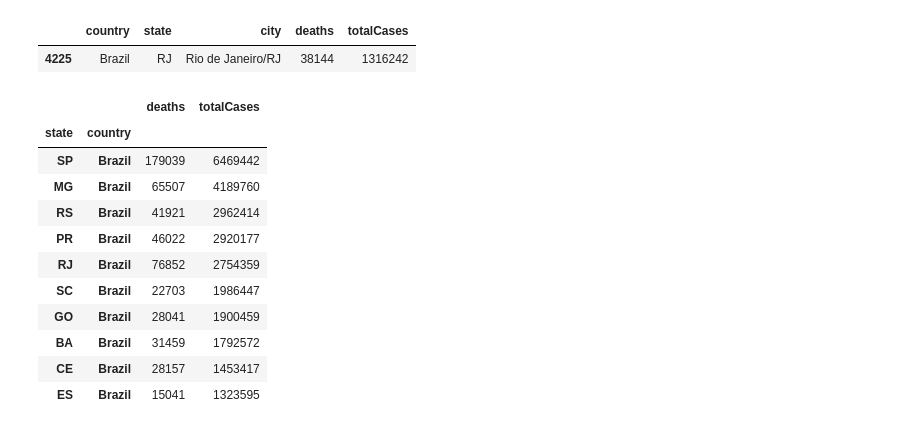
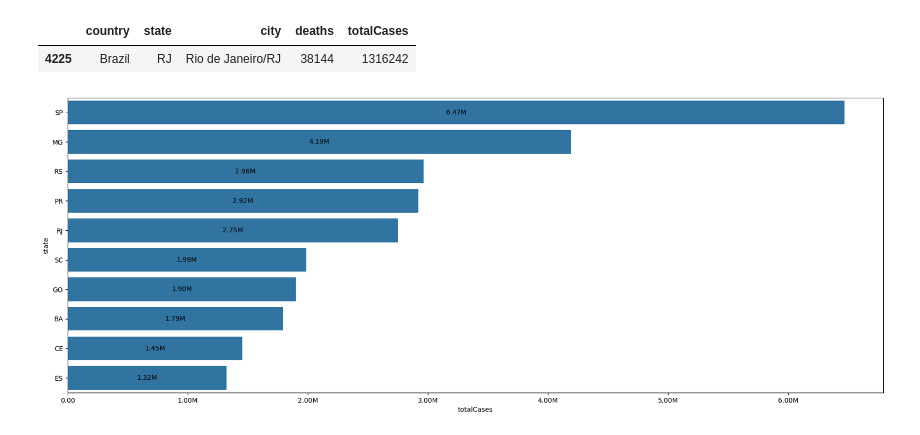
Before and after one commit to GabrielBF1/Ada_Project_Avancado, a Jupyter notebook: code/dataset.ipynb, the cells around one changed output. Saved outputs shown, nothing was run; the diff lists cells and outputs as text; code cells hidden in the pictures.

```diff
--- a/code/dataset.ipynb
+++ b/code/dataset.ipynb
@@ -51,23 +35,17 @@ covid_dataset_cities[covid_dataset_cities['totalCases'] == max]
 |  | country | state | city | deaths | totalCases |
 | 4225 | Brazil | RJ | Rio de Janeiro/RJ | 38144 | 1316242 |
 # %%
-covid_dataset_cities = covid_dataset_cities.groupby(['state','country']).sum()
+covid_dataset_cities = covid_dataset_cities.groupby(['state','country'], as_index=False).sum()
-# %%
-top_10_states_cases =covid_dataset_cities.nlargest(n=10, columns=['totalCases'], keep='all').drop(columns=['city'])
-top_10_states_cases
-# %% [output]
-|  |  | deaths | totalCases |
-| state | country |  |  |
-| SP | Brazil | 179039 | 6469442 |
-| MG | Brazil | 65507 | 4189760 |
-| RS | Brazil | 41921 | 2962414 |
-| PR | Brazil | 46022 | 2920177 |
-| RJ | Brazil | 76852 | 2754359 |
-| SC | Brazil | 22703 | 1986447 |
-| GO | Brazil | 28041 | 1900459 |
-| BA | Brazil | 31459 | 1792572 |
-| CE | Brazil | 28157 | 1453417 |
-| ES | Brazil | 15041 | 1323595 |
+# %%
+top_10_states_cases = covid_dataset_cities.nlargest(n=10, columns=['totalCases']).drop(columns=['city'])
+fig = plt.figure(figsize=(22,8))
+ax = sns.barplot(x='totalCases', y='state', data=top_10_states_cases, orient='h')
+xlabels = [human_format(x) for x in ax.get_xticks()]
+ax.set_xticklabels(xlabels)
+ax.bar_label(ax.containers[0], label_type="center", labels=[f'{human_format(x.get_width())}' for x in ax.containers[0]])
+plt.show()
+# %% [output]
+[figure, added]
 # %%
 covid_dataset_clean = covid_dataset_clean[['state', 'newCases', 'date']]
 covid_dataset_clean['date'] = pd.to_datetime(covid_dataset_clean['date'], format='ISO8601')
```
Also changed, not shown: parts of 5 cells of this notebook.
